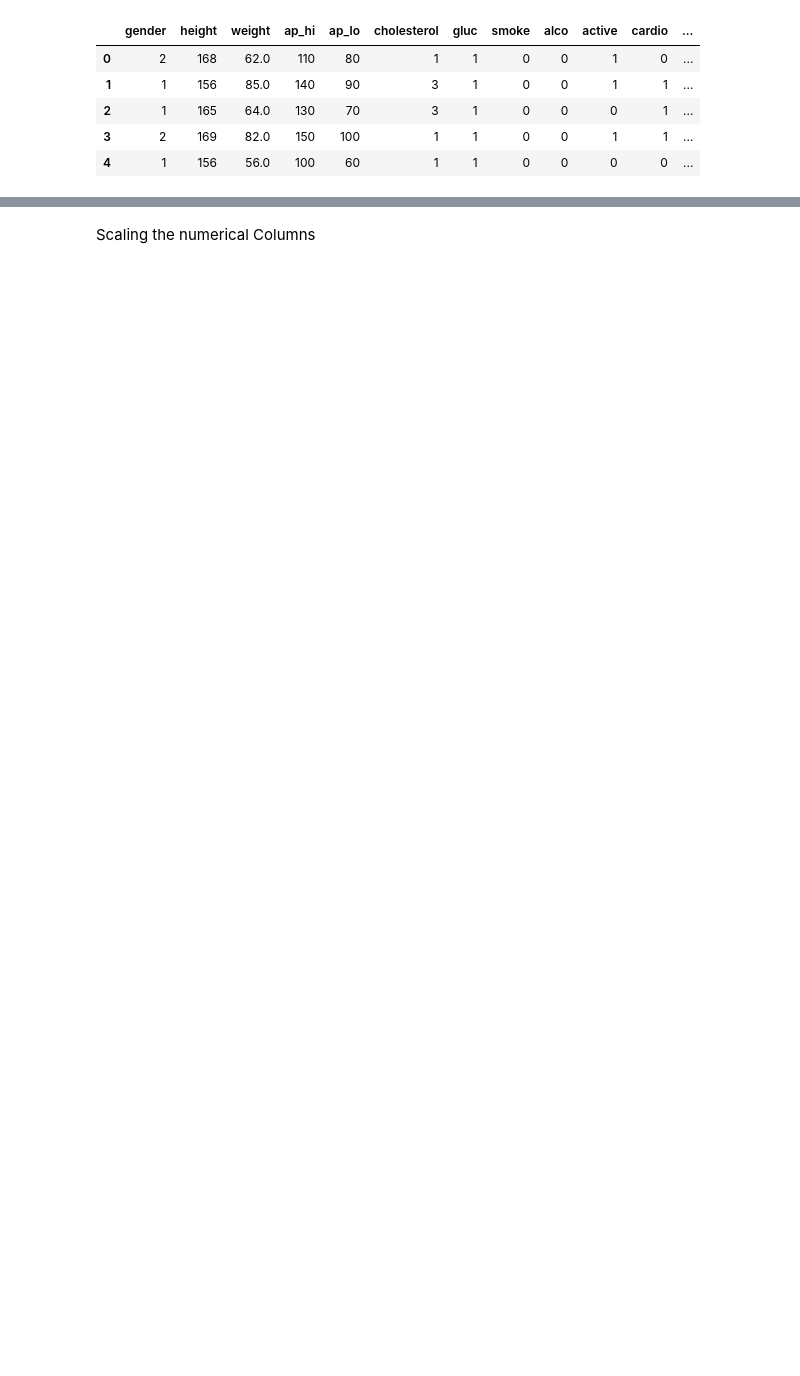
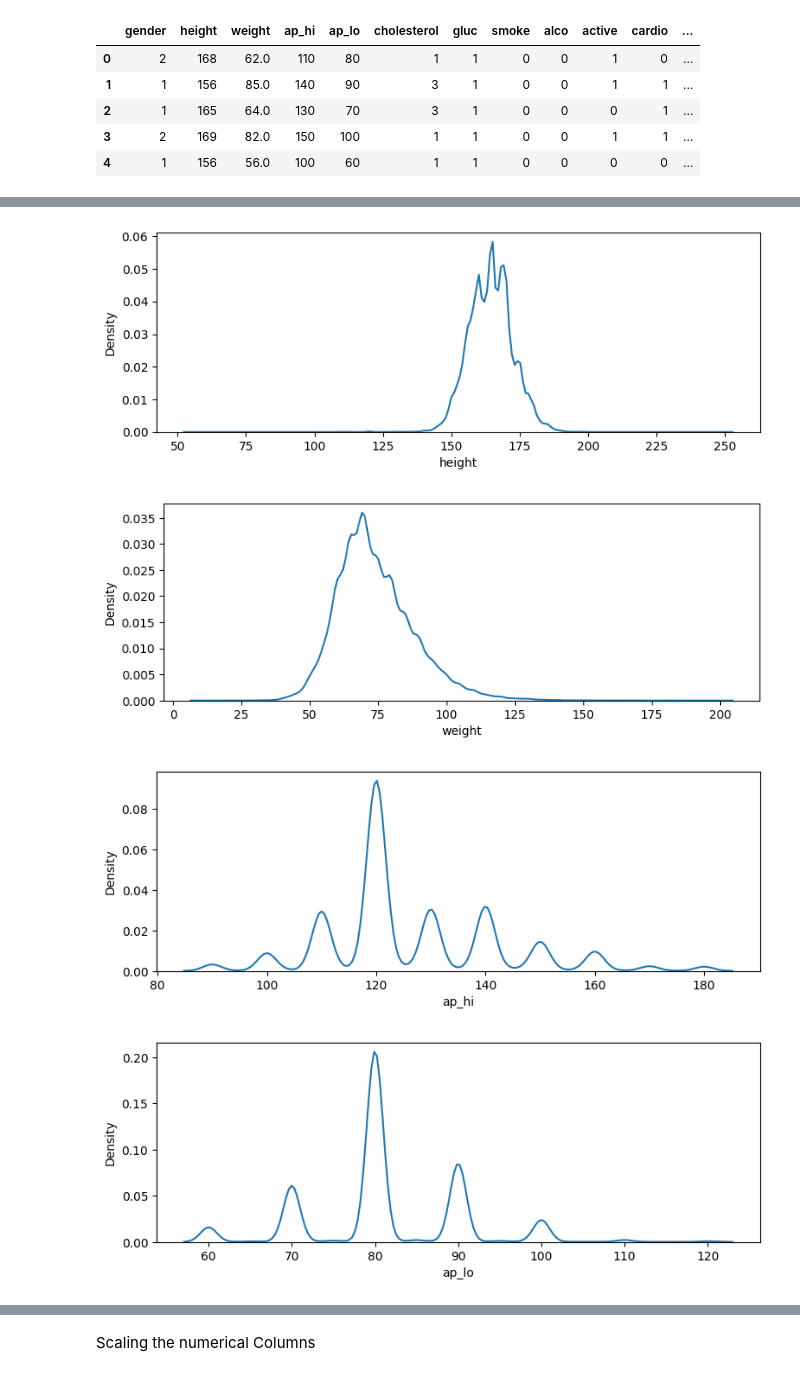
Before and after one commit to Manishkumar902/Project_cardio, a Jupyter notebook: ML_Project.ipynb, the cells around one changed output, grey strips where cells are left out. Drawn from its saved outputs; the diff is of its cells as text; code cells hidden in the pictures; blank space fills up the shorter version.

```diff
--- a/ML_Project.ipynb
+++ b/ML_Project.ipynb
@@ -211,0 +169,9 @@ sns.boxplot(df['height_log'],ax=axs[1])
+# %%
+for col in Numerical:
+    plt.figure(figsize =(9,3))
+    sns.kdeplot(df , x = col)
+# %% [output]
+[figure, added]
+[figure, added]
+[figure, added]
+[figure, added]
```
Also changed, not shown: parts of 65 cells of this notebook, 3 other files.
